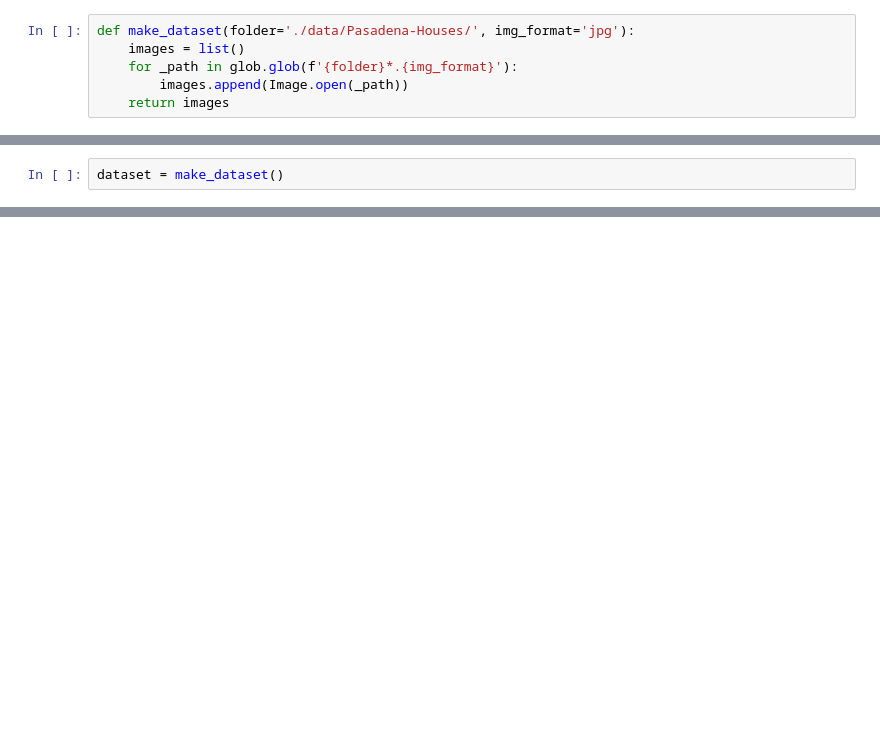
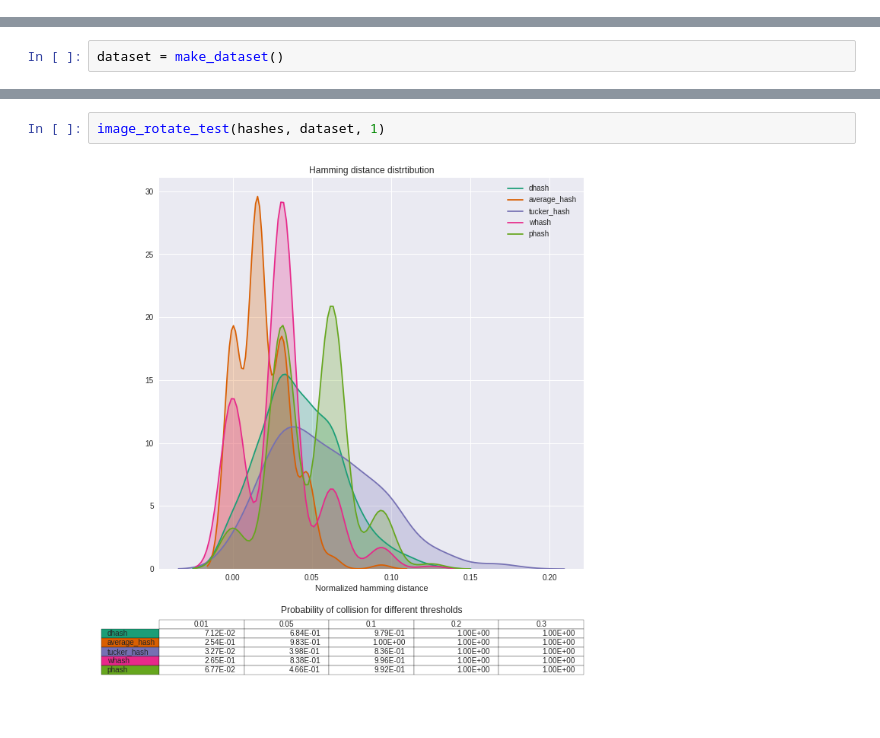
Before and after one commit to martins0n/tucker_hash, a Jupyter notebook: notebooks/hash_test.ipynb, the cells around one changed output, grey strips where cells are left out. Saved outputs shown, nothing was run; the diff lists cells and outputs as text; blank space fills up the shorter version.

```diff
--- a/notebooks/hash_test.ipynb
+++ b/notebooks/hash_test.ipynb
@@ -21,9 +11,3 @@ hashes = {
     'whash': whash,
     'phash': phash
 }
-# %%
-def make_dataset(folder='./data/Pasadena-Houses/', img_format='jpg'):
-    images = list()
-    for _path in glob.glob(f'{folder}*.{img_format}'):
-        images.append(Image.open(_path))
-    return images
@@ -83,0 +20,4 @@ hash_collision_test(hashes, dataset)
+# %%
+image_rotate_test(hashes, dataset, 1)
+# %% [output]
+[figure, added]
```
Also changed, not shown: parts of 13 cells of this notebook, 19 other files.
